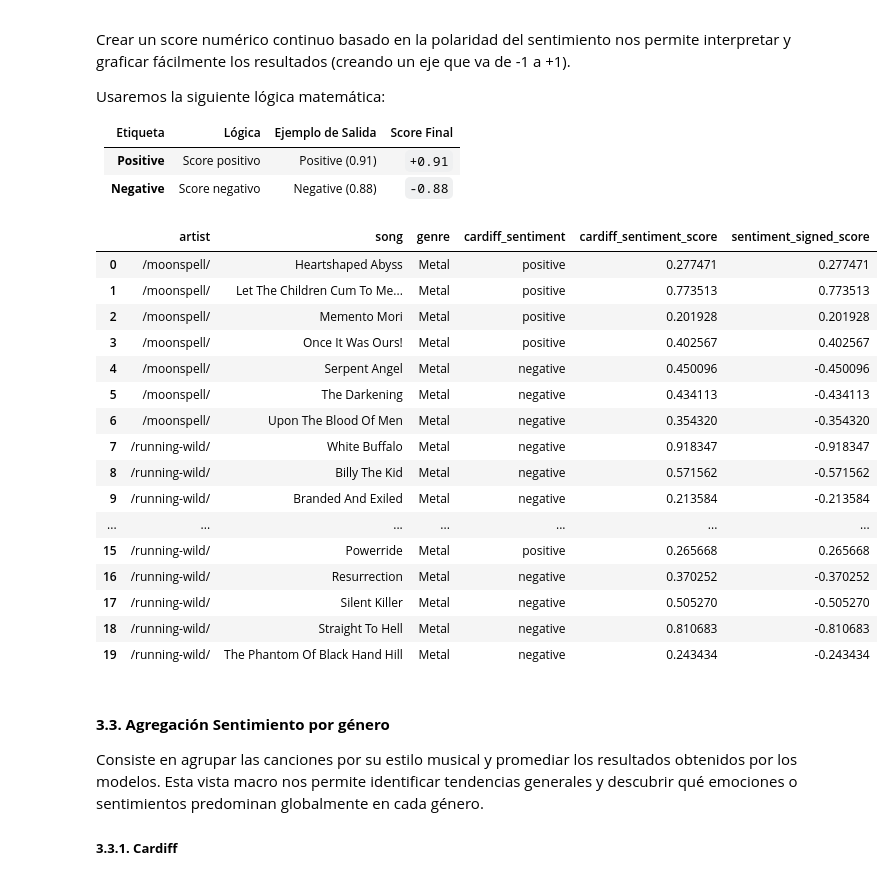
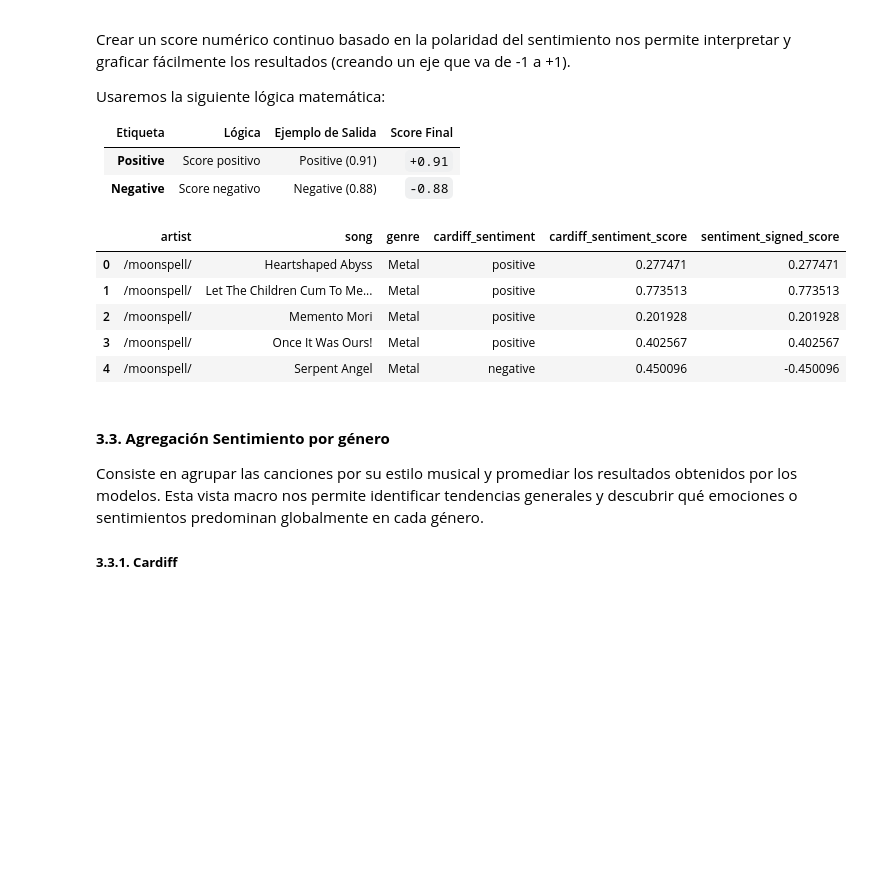
Before and after one commit to pacarma4/NLP, a Jupyter notebook: sentiment_analysis.ipynb, the cells around one changed output. Saved outputs shown, nothing was run; the diff lists cells and outputs as text; code cells hidden in the pictures; blank space fills up the shorter version.

```diff
--- a/sentiment_analysis.ipynb
+++ b/sentiment_analysis.ipynb
@@ -62,7 +62,7 @@ from transformers import AutoModelForSequenceClassification, AutoTokenizer
 Limpiar la letra sin destruir información útil para el sentimiento. En análisis de sentimiento no conviene eliminar stopwords agresivamente, porque palabras como not, never, no, without cambian completamente el significado.
 # %%
 # cargar dataset
-DATA_PATH = "outputs/songs_clean_by_genre_exploded.csv"
+DATA_PATH = "outputs/songs_clean_by_genre_exploded_transformer.csv"
 
 df = pd.read_csv(DATA_PATH)
 
@@ -750,7 +739,7 @@ Columnas disponibles:
 # PRIMERO UNIMOS LOS RESULTADOS DE LOS 3 MODELOS EN UN SOLO DATAFRAME EXPANDIDO POR GÉNERO
 #df_model_comparison + outputs/songs_clean_by_genre_exploded_filtered.csv
 
-df_genres_filtered = pd.read_csv("outputs/songs_clean_by_genre_exploded.csv")
+df_genres_filtered = pd.read_csv("outputs/songs_clean_by_genre_exploded_transformer.csv")
 
 print("df_model_comparison:", df_model_comparison.shape)
 print("df_genres_filtered:", df_genres_filtered.shape)
@@ -830,45 +840,34 @@ def sentiment_to_signed_score(row, sentiment_col, score_col):
     elif label == "neutral":
         return 0.0
 
     else:
         return np.nan
 
 
 df_song_genre_models["sentiment_signed_score"] = df_song_genre_models.apply(
     lambda row: sentiment_to_signed_score(row, "cardiff_sentiment", "cardiff_sentiment_score"),
     axis=1
 )
 
 display(
     df_song_genre_models[
         [
             "artist",
             "song",
             "genre",
             "cardiff_sentiment",
             "cardiff_sentiment_score",
             "sentiment_signed_score"
         ]
-    ].head(20)
+    ].head()
 )
 # %% [output]
 |  | artist | song | genre | cardiff_sentiment | cardiff_sentiment_score | sentiment_signed_score |
 | 0 | /moonspell/ | Heartshaped Abyss | Metal | positive | 0.277471 | 0.277471 |
 | 1 | /moonspell/ | Let The Children Cum To Me... | Metal | positive | 0.773513 | 0.773513 |
 | 2 | /moonspell/ | Memento Mori | Metal | positive | 0.201928 | 0.201928 |
 | 3 | /moonspell/ | Once It Was Ours! | Metal | positive | 0.402567 | 0.402567 |
 | 4 | /moonspell/ | Serpent Angel | Metal | negative | 0.450096 | -0.450096 |
-| 5 | /moonspell/ | The Darkening | Metal | negative | 0.434113 | -0.434113 |
-| 6 | /moonspell/ | Upon The Blood Of Men | Metal | negative | 0.354320 | -0.354320 |
-| 7 | /running-wild/ | White Buffalo | Metal | negative | 0.918347 | -0.918347 |
-| 8 | /running-wild/ | Billy The Kid | Metal | negative | 0.571562 | -0.571562 |
-| 9 | /running-wild/ | Branded And Exiled | Metal | negative | 0.213584 | -0.213584 |
-| ... | ... | ... | ... | ... | ... | ... |
-| 15 | /running-wild/ | Powerride | Metal | positive | 0.265668 | 0.265668 |
-| 16 | /running-wild/ | Resurrection | Metal | negative | 0.370252 | -0.370252 |
-| 17 | /running-wild/ | Silent Killer | Metal | negative | 0.505270 | -0.505270 |
-| 18 | /running-wild/ | Straight To Hell | Metal | negative | 0.810683 | -0.810683 |
-| 19 | /running-wild/ | The Phantom Of Black Hand Hill | Metal | negative | 0.243434 | -0.243434 |
 # %% [markdown]
 #### **3.3. Agregación Sentimiento por género**
 
```
Also changed, not shown: parts of 16 cells of this notebook, 1 other file.
